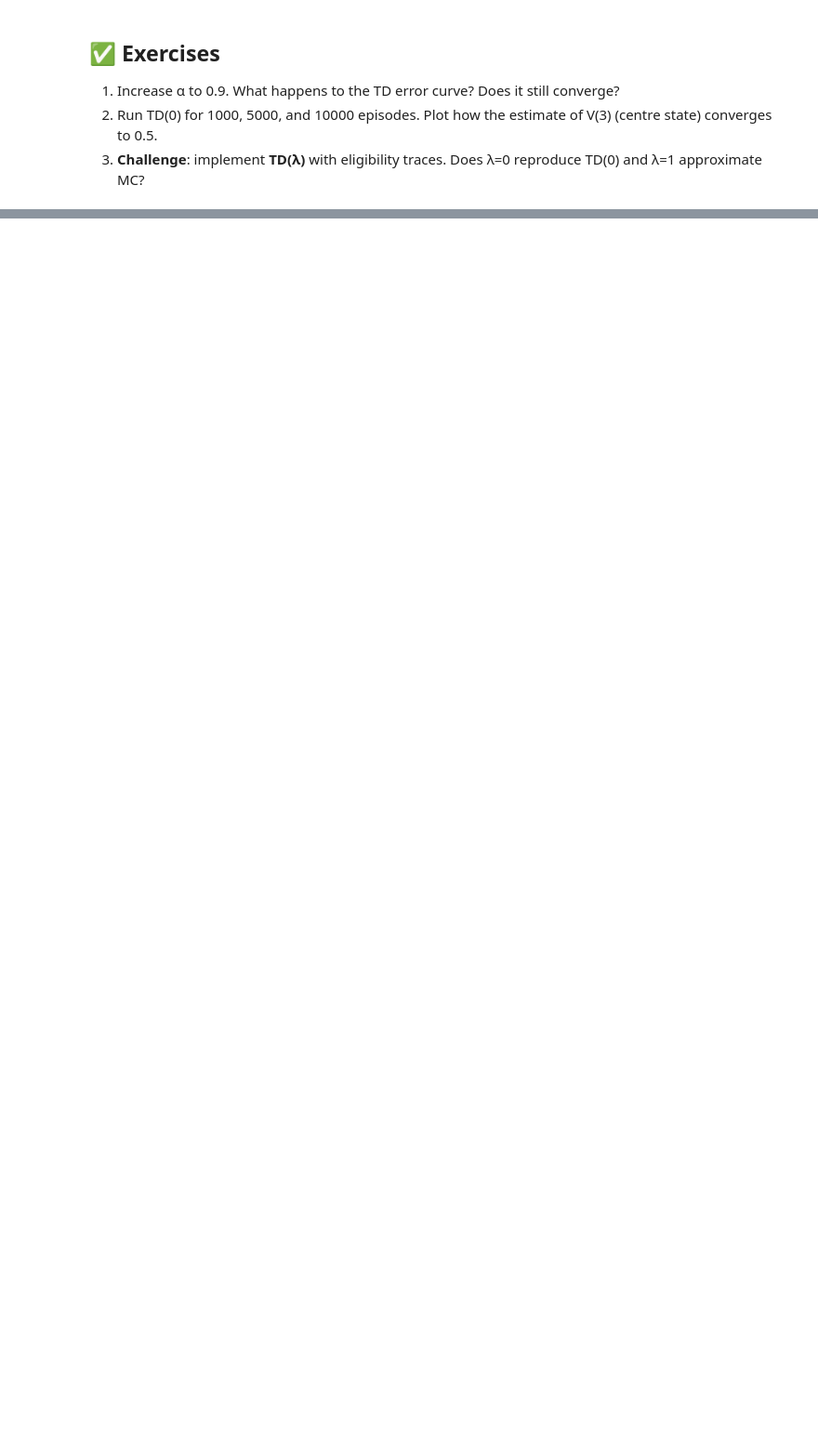
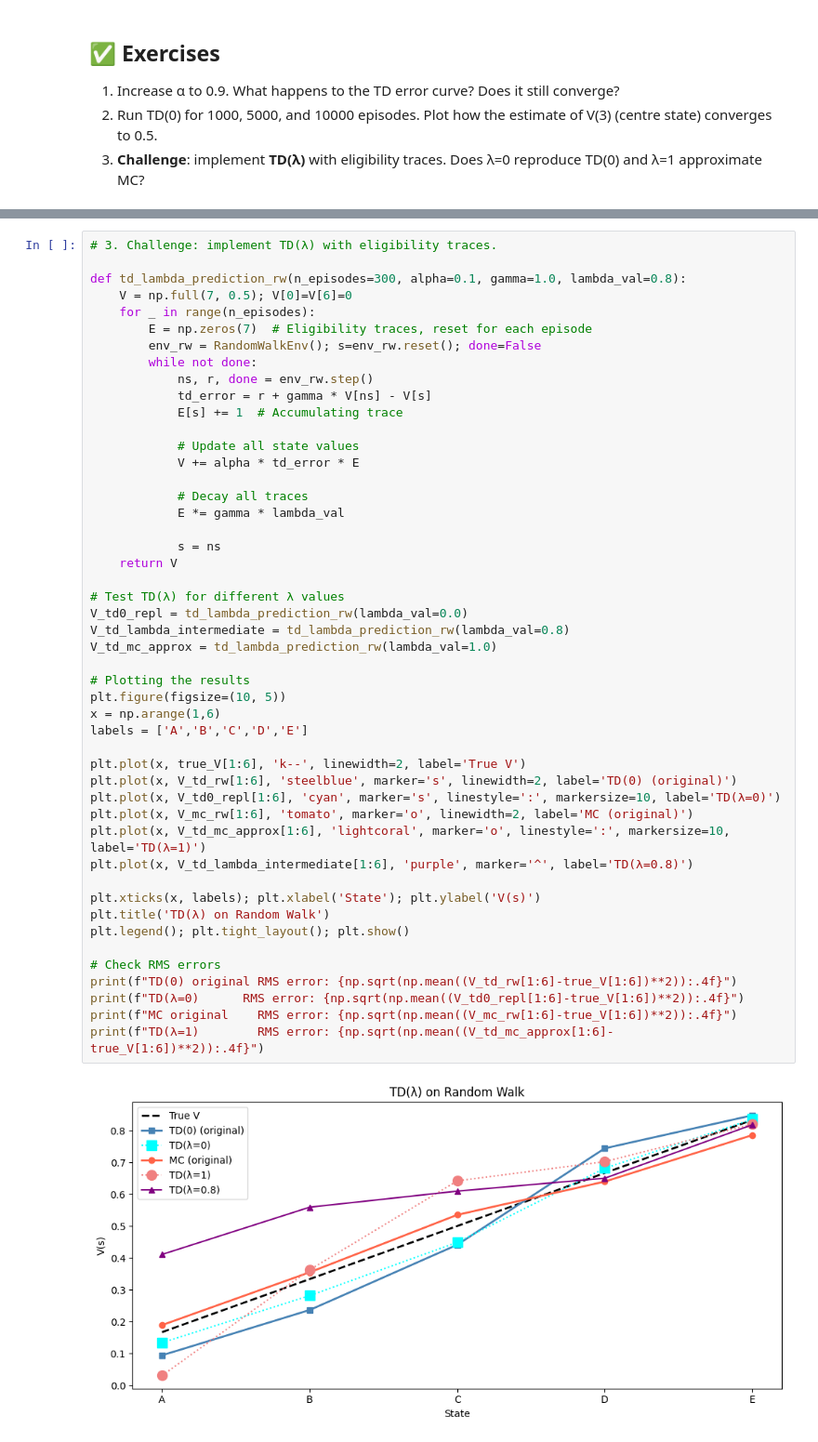
Before and after one commit to J-K-O-Dev/SoC-RL, a Jupyter notebook: Week 5/02_td_learning.ipynb, the cells around one changed output, grey strips where cells are left out. Shown at 93% size. Cells and saved outputs as stored; diff of their text form; blank space fills up the shorter version.

```diff
--- a/Week 5/02_td_learning.ipynb
+++ b/Week 5/02_td_learning.ipynb
@@ -134,0 +184,50 @@ plt.tight_layout(); plt.show()
+# %%
+# 3. Challenge: implement TD(λ) with eligibility traces.
+
+def td_lambda_prediction_rw(n_episodes=300, alpha=0.1, gamma=1.0, lambda_val=0.8):
+    V = np.full(7, 0.5); V[0]=V[6]=0
+    for _ in range(n_episodes):
+        E = np.zeros(7)  # Eligibility traces, reset for each episode
+        env_rw = RandomWalkEnv(); s=env_rw.reset(); done=False
+        while not done:
+            ns, r, done = env_rw.step()
+            td_error = r + gamma * V[ns] - V[s]
+            E[s] += 1  # Accumulating trace
+
+            # Update all state values
+            V += alpha * td_error * E
+
+            # Decay all traces
+            E *= gamma * lambda_val
+
+            s = ns
+    return V
+
+# Test TD(λ) for different λ values
+V_td0_repl = td_lambda_prediction_rw(lambda_val=0.0)
+V_td_lambda_intermediate = td_lambda_prediction_rw(lambda_val=0.8)
+V_td_mc_approx = td_lambda_prediction_rw(lambda_val=1.0)
+
+# Plotting the results
+plt.figure(figsize=(10, 5))
+x = np.arange(1,6)
+labels = ['A','B','C','D','E']
+
+plt.plot(x, true_V[1:6], 'k--', linewidth=2, label='True V')
+plt.plot(x, V_td_rw[1:6], 'steelblue', marker='s', linewidth=2, label='TD(0) (original)')
+plt.plot(x, V_td0_repl[1:6], 'cyan', marker='s', linestyle=':', markersize=10, label='TD(λ=0)')
+plt.plot(x, V_mc_rw[1:6], 'tomato', marker='o', linewidth=2, label='MC (original)')
+plt.plot(x, V_td_mc_approx[1:6], 'lightcoral', marker='o', linestyle=':', markersize=10, label='TD(λ=1)')
+plt.plot(x, V_td_lambda_intermediate[1:6], 'purple', marker='^', label='TD(λ=0.8)')
+
+plt.xticks(x, labels); plt.xlabel('State'); plt.ylabel('V(s)')
+plt.title('TD(λ) on Random Walk')
+plt.legend(); plt.tight_layout(); plt.show()
+
+# Check RMS errors
+print(f"TD(0) original RMS error: {np.sqrt(np.mean((V_td_rw[1:6]-true_V[1:6])**2)):.4f}")
+print(f"TD(λ=0)      RMS error: {np.sqrt(np.mean((V_td0_repl[1:6]-true_V[1:6])**2)):.4f}")
+print(f"MC original    RMS error: {np.sqrt(np.mean((V_mc_rw[1:6]-true_V[1:6])**2)):.4f}")
+print(f"TD(λ=1)        RMS error: {np.sqrt(np.mean((V_td_mc_approx[1:6]-true_V[1:6])**2)):.4f}")
+# %% [output]
+[figure, added]
```
Also changed, not shown: parts of 12 cells of this notebook, 2 other files.
